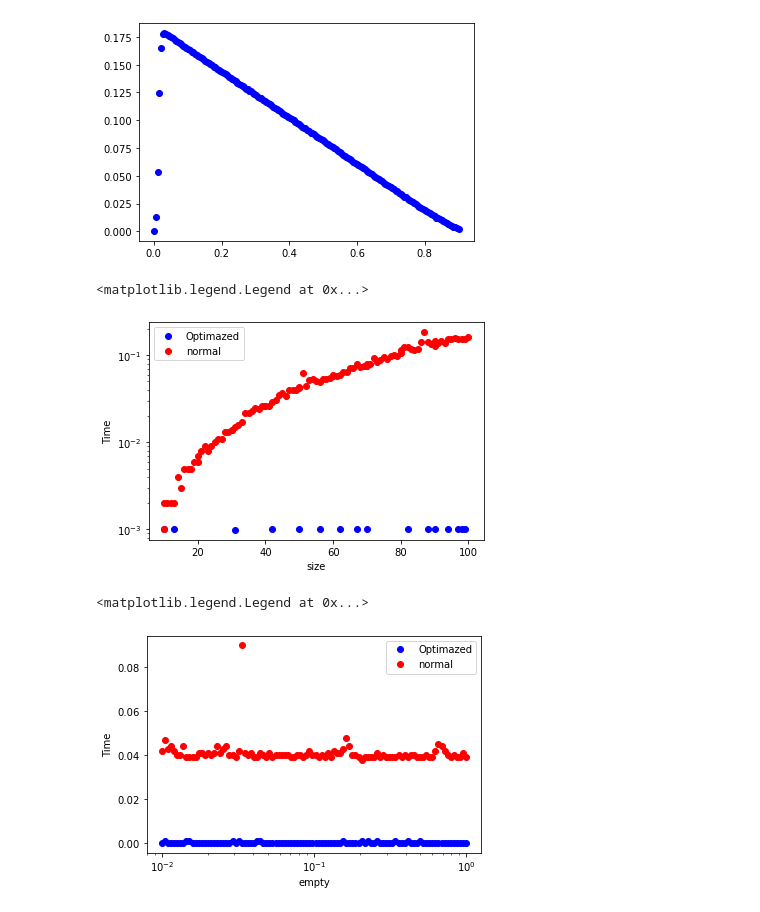
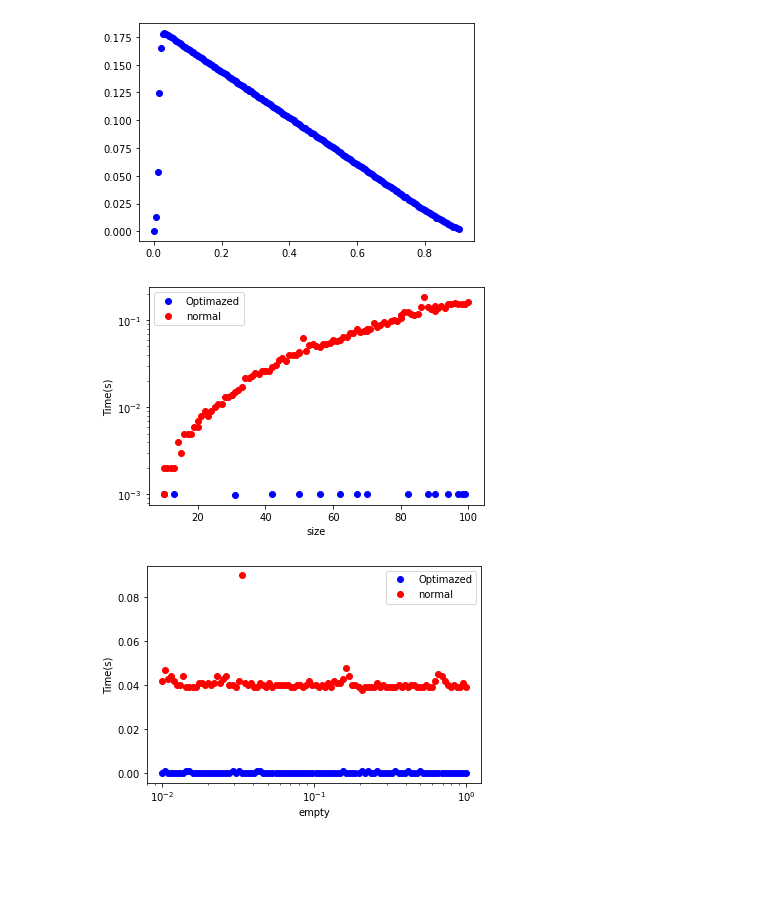
Before and after one commit to quimort/schellings-model, a Jupyter notebook: analisis.ipynb, the cells around one changed output. Saved outputs shown, nothing was run; the diff lists cells and outputs as text; code cells hidden in the pictures; blank space fills up the shorter version.

```diff
--- a/analisis.ipynb
+++ b/analisis.ipynb
@@ -17,25 +17,25 @@ plt.plot(df_1000.index,df_1000['interratial pears dif'],'bo')
 # %%
 df = pd.read_csv('schelling_optimization_size_0-01.csv',delimiter=";")
 plt.plot(df['size'],df['optimized time(s)'],'bo',label="Optimazed")
 plt.plot(df['size'],df['normal time(s)'],'ro',label="normal")
 plt.xlabel("size")
-plt.ylabel("Time")
+plt.ylabel("Time(s)")
 plt.yscale("log")
 plt.legend()
+plt.savefig('optimization_1.png')
 # %% [output]
-<matplotlib.legend.Legend at 0x...>
-[figure, old version]
+[figure, new version]
 # %%
 df = pd.read_csv('schelling_optimization_empty_50.csv',delimiter=";")
 plt.plot(df['empty'],df['optimized time(s)'],'bo',label="Optimazed")
 plt.plot(df['empty'],df['normal time(s)'],'ro',label="normal")
 plt.xlabel("empty")
-plt.ylabel("Time")
+plt.ylabel("Time(s)")
 plt.xscale('log')
 plt.legend()
+plt.savefig('optimization_2.png')
 # %% [output]
-<matplotlib.legend.Legend at 0x...>
-[figure, old version]
+[figure, new version]
 # %%
 df2 = pd.read_csv('schelling_values_100_model_2_30.csv',delimiter=";")
 df3 = pd.read_csv('schelling_values_100_model_3_30.csv',delimiter=";")
```
Also changed, not shown: parts of 6 cells of this notebook, 2 other files.
